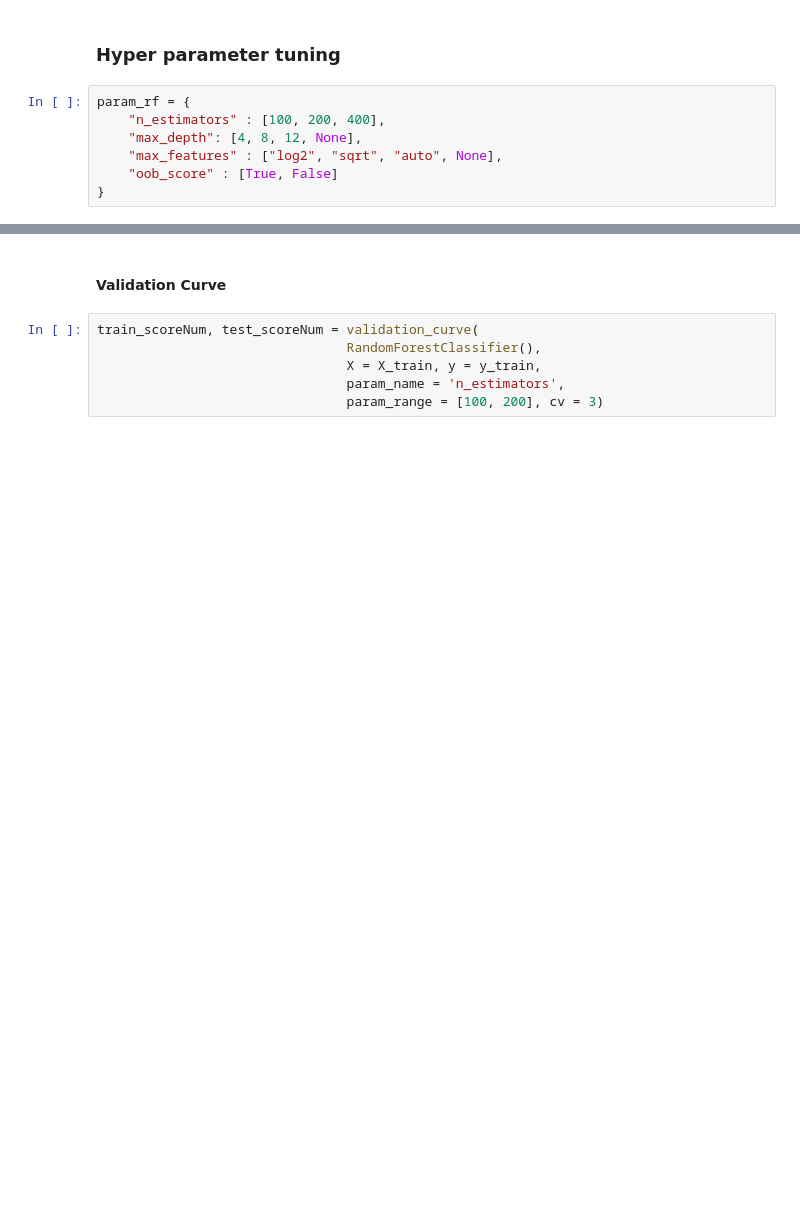
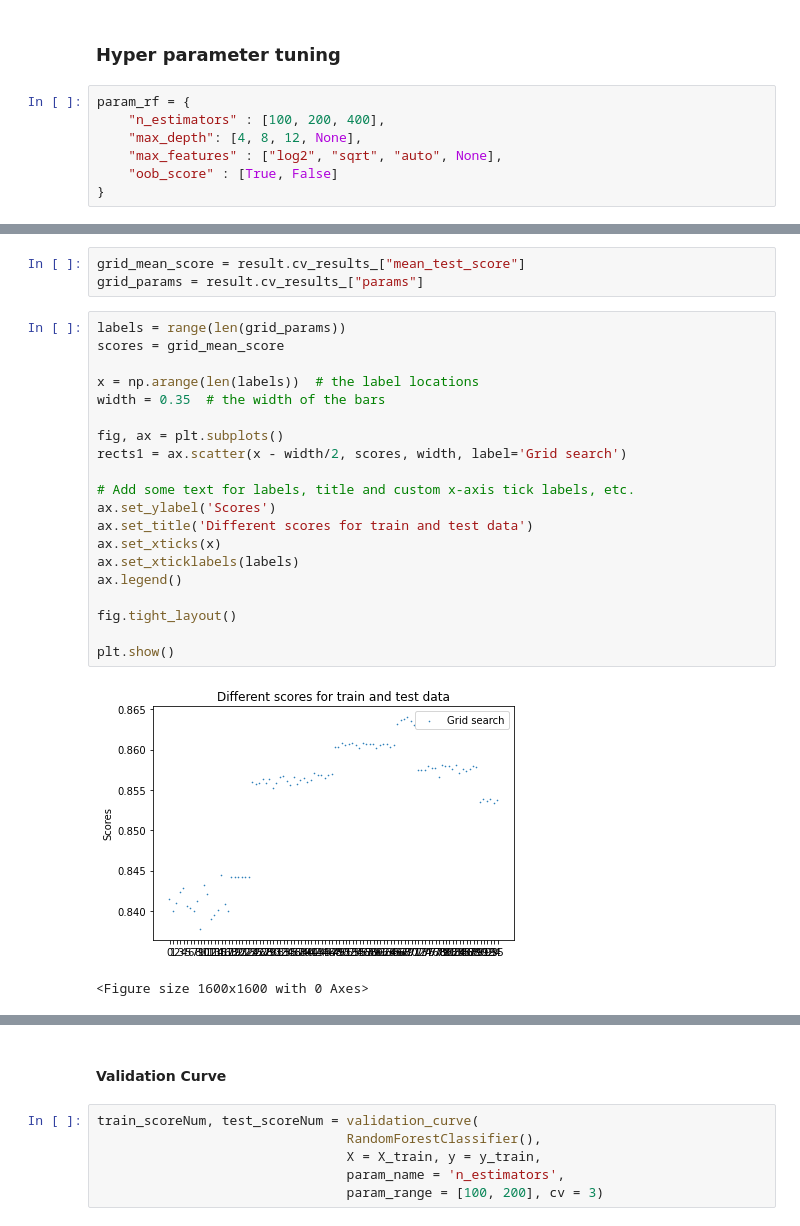
Before and after one commit to EbubekirKocadag/us-income, a Jupyter notebook: Model_training.ipynb, the cells around one changed output, grey strips where cells are left out. Cells and saved outputs as stored; diff of their text form; blank space fills up the shorter version.

Commit message:
Add graph for grid search

```diff
--- a/Model_training.ipynb
+++ b/Model_training.ipynb
@@ -159,3 +158,29 @@ AttributeError: 'GridSearchCV' object has no attribute 'bestparams'
+# %%
+grid_mean_score = result.cv_results_["mean_test_score"]
+grid_params = result.cv_results_["params"]
+# %%
+labels = range(len(grid_params))
+scores = grid_mean_score
+
+x = np.arange(len(labels))  # the label locations
+width = 0.35  # the width of the bars
+
+fig, ax = plt.subplots()
+rects1 = ax.scatter(x - width/2, scores, width, label='Grid search')
+
+# Add some text for labels, title and custom x-axis tick labels, etc.
+ax.set_ylabel('Scores')
+ax.set_title('Different scores for train and test data')
+ax.set_xticks(x)
+ax.set_xticklabels(labels)
+ax.legend()
+
+fig.tight_layout()
+
+plt.show()
+# %% [output]
+[figure, added]
+<Figure size 1600x1600 with 0 Axes>
 # %%
 print(result.best_params_, result.best_score_)
 # %% [output]
```
Also changed, not shown: parts of 3 cells of this notebook.
